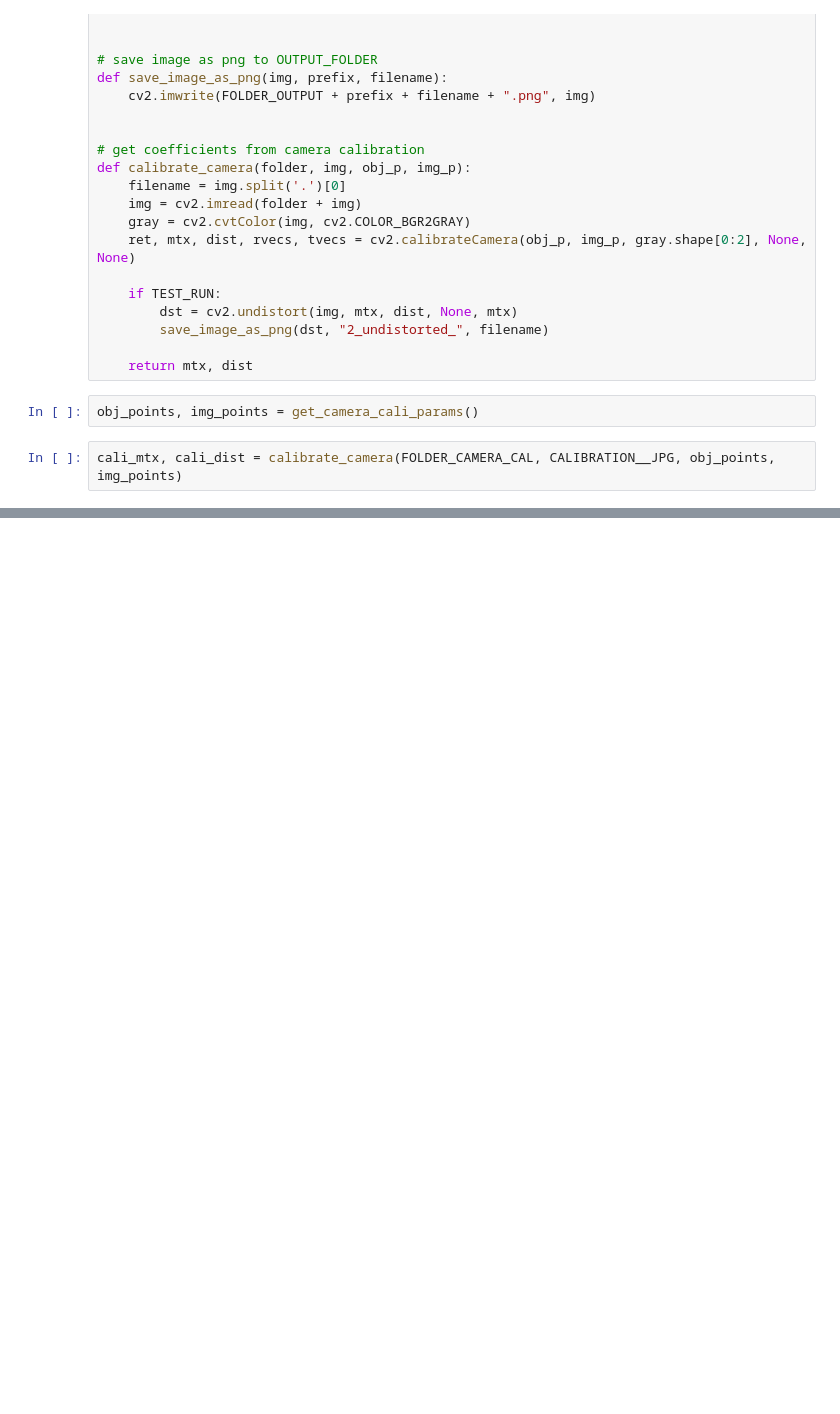
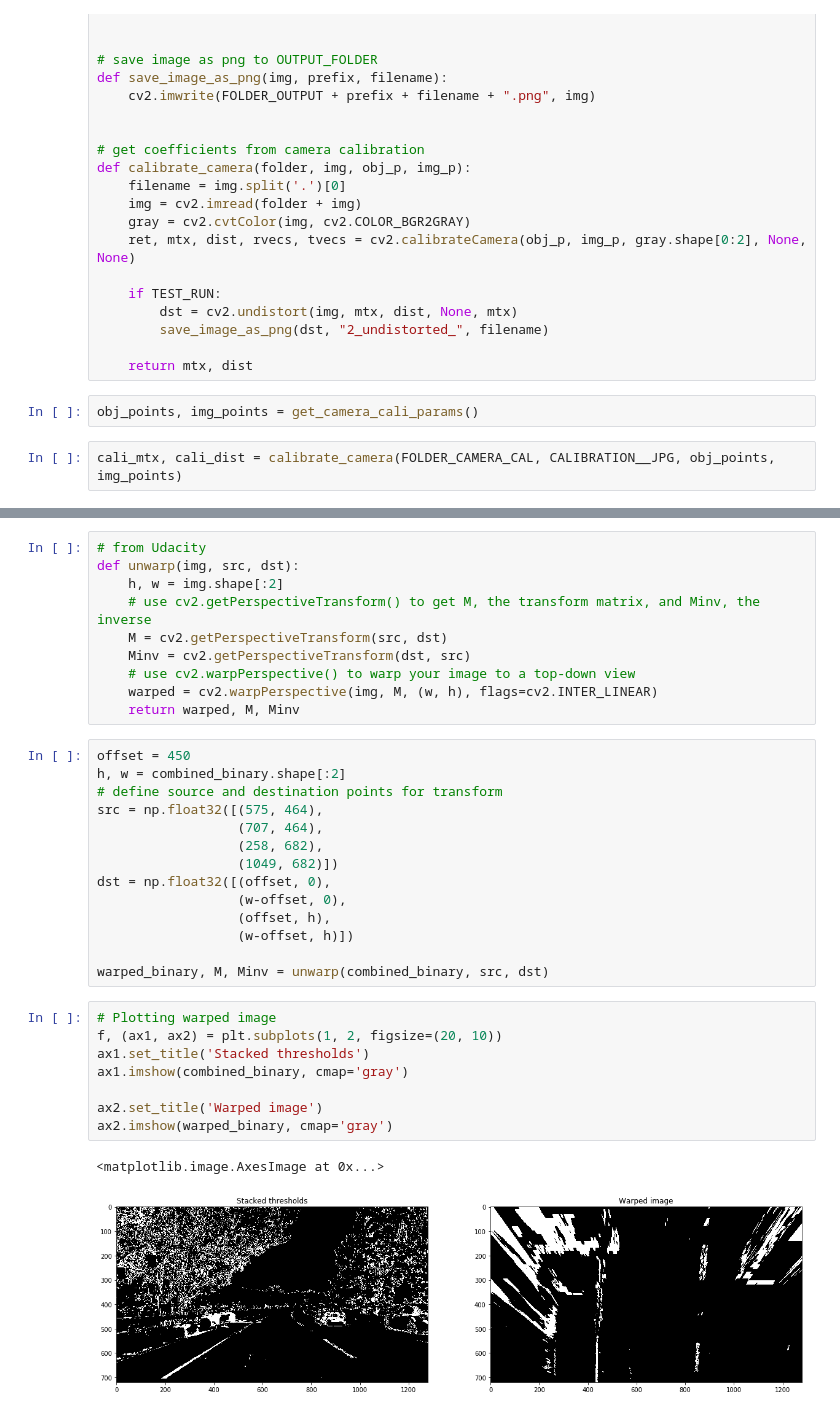
Before and after one commit to MaggiN1337/CarND-Advanced-Lane-Lines, a Jupyter notebook: main.ipynb, the cells around one changed output, grey strips where cells are left out. Drawn from its saved outputs; the diff is of its cells as text; blank space fills up the shorter version.

```diff
--- a/main.ipynb
+++ b/main.ipynb
@@ -162,0 +173,35 @@ ax2.imshow(combined_binary, cmap='gray')
+# %%
+# from Udacity
+def unwarp(img, src, dst):
+    h, w = img.shape[:2]
+    # use cv2.getPerspectiveTransform() to get M, the transform matrix, and Minv, the inverse
+    M = cv2.getPerspectiveTransform(src, dst)
+    Minv = cv2.getPerspectiveTransform(dst, src)
+    # use cv2.warpPerspective() to warp your image to a top-down view
+    warped = cv2.warpPerspective(img, M, (w, h), flags=cv2.INTER_LINEAR)
+    return warped, M, Minv
+# %%
+offset = 450
+h, w = combined_binary.shape[:2]
+# define source and destination points for transform
+src = np.float32([(575, 464),
+                  (707, 464),
+                  (258, 682),
+                  (1049, 682)])
+dst = np.float32([(offset, 0),
+                  (w-offset, 0),
+                  (offset, h),
+                  (w-offset, h)])
+
+warped_binary, M, Minv = unwarp(combined_binary, src, dst)
+# %%
+# Plotting warped image
+f, (ax1, ax2) = plt.subplots(1, 2, figsize=(20, 10))
+ax1.set_title('Stacked thresholds')
+ax1.imshow(combined_binary, cmap='gray')
+
+ax2.set_title('Warped image')
+ax2.imshow(warped_binary, cmap='gray')
+# %% [output]
+<matplotlib.image.AxesImage at 0x...>
+[figure, added]
```
Also changed, not shown: parts of 8 cells of this notebook.
